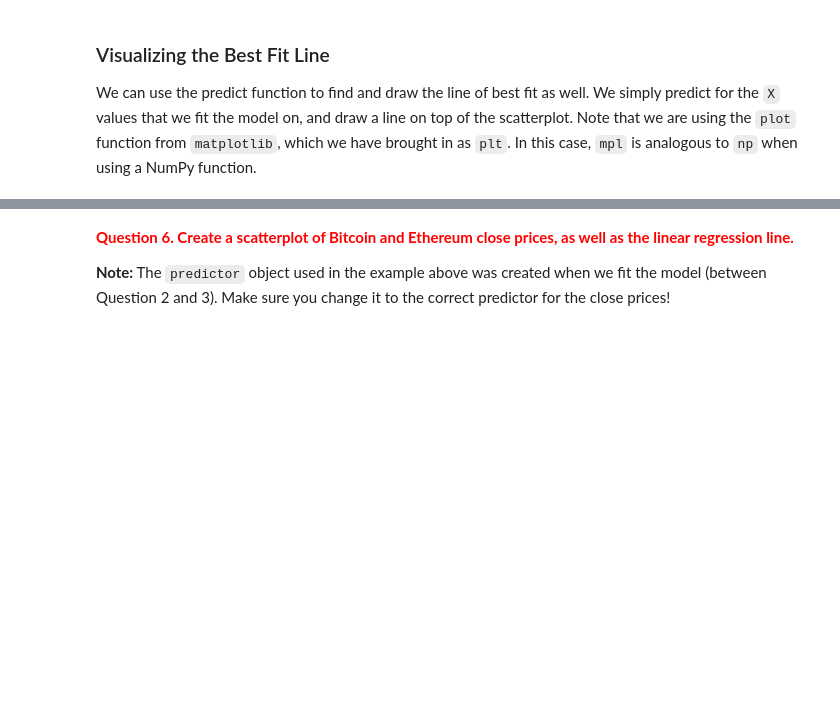
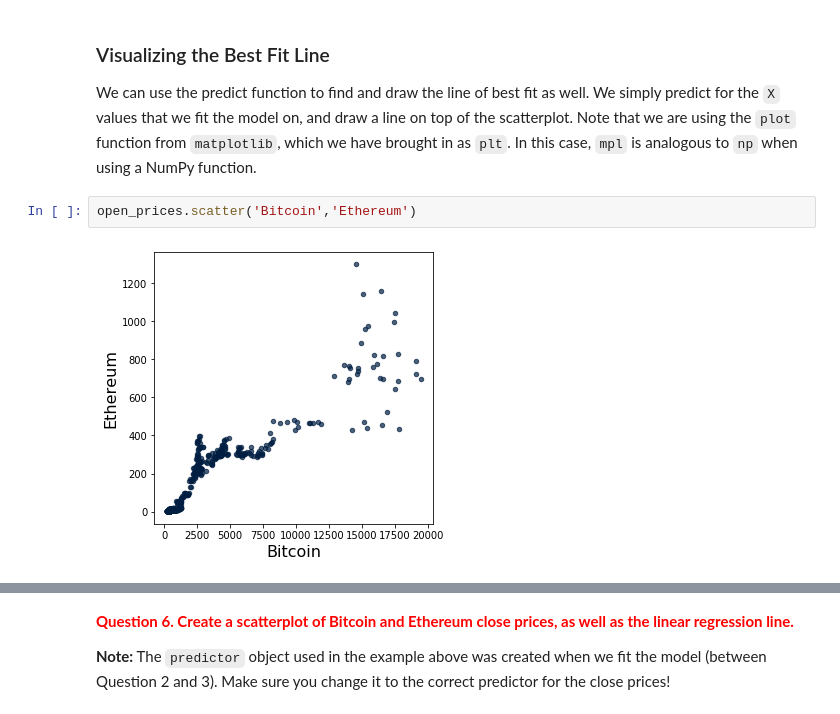
Before and after one commit to kimbrianj/bsos233-sp20, a Jupyter notebook: labs/lab8/lab8.ipynb, the cells around one changed output, grey strips where cells are left out. Cells and saved outputs as stored; diff of their text form; blank space fills up the shorter version.

```diff
--- a/labs/lab8/lab8.ipynb
+++ b/labs/lab8/lab8.ipynb
@@ -96,3 +186,7 @@ The predicted Ethereum open prices if Bitcoin open price was 200, 250, or 300 ar
 ### Visualizing the Best Fit Line
 
 We can use the predict function to find and draw the line of best fit as well. We simply predict for the `X` values that we fit the model on, and draw a line on top of the scatterplot. Note that we are using the `plot` function from `matplotlib`, which we have brought in as `plt`. In this case, `mpl` is analogous to `np` when using a NumPy function.
+# %%
+open_prices.scatter('Bitcoin','Ethereum')
+# %% [output]
+[figure, added]
```
Also changed, not shown: parts of 24 cells of this notebook.
